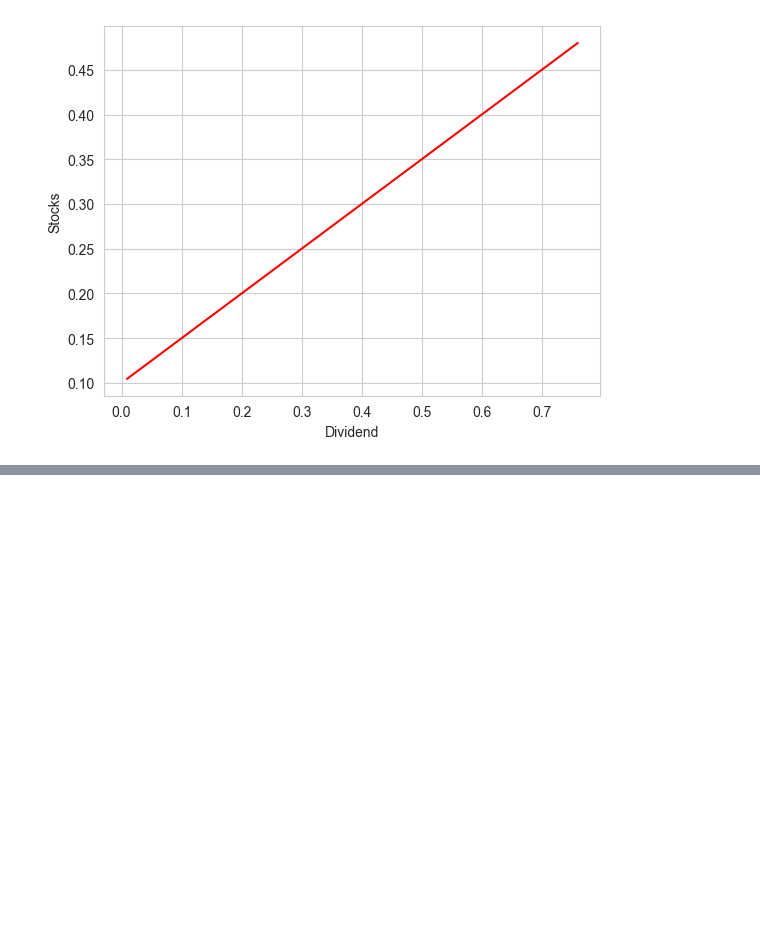
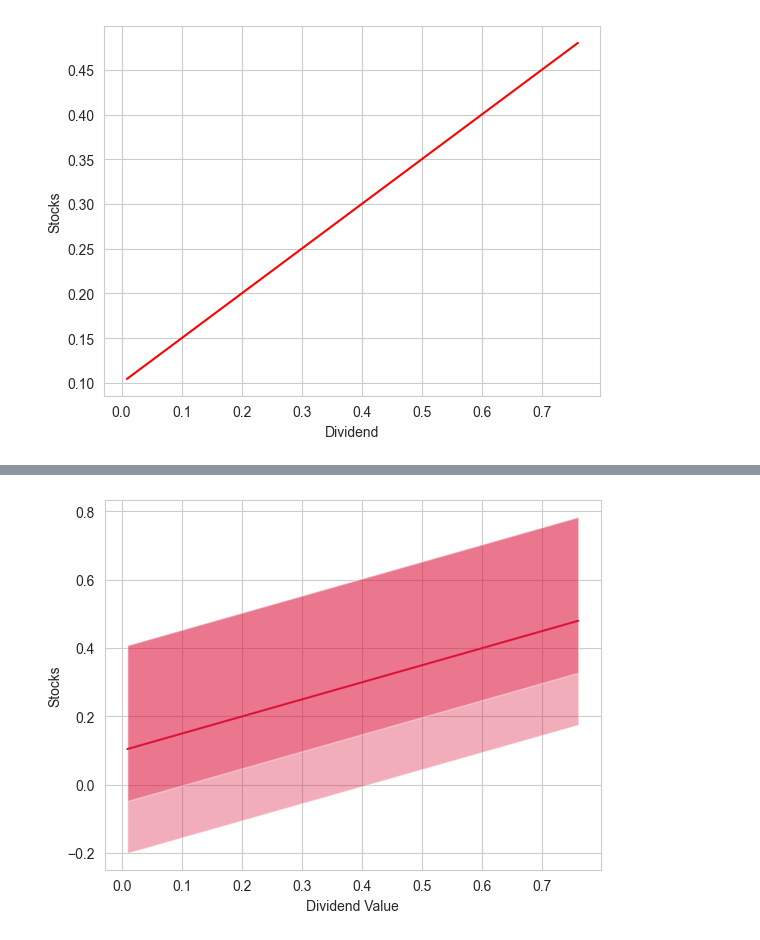
Before and after one commit to gmkumar1988/Data-Analytics-Projects, a Jupyter notebook: Linear_Model_Finance_Mastercard.ipynb, the cells around one changed output, grey strips where cells are left out. Drawn from its saved outputs; the diff is of its cells as text; code cells hidden in the pictures; blank space fills up the shorter version.

```diff
--- a/Linear_Model_Finance_Mastercard.ipynb
+++ b/Linear_Model_Finance_Mastercard.ipynb
@@ -93,3 +93,5 @@ ax.set_ylabel('Stocks')
 plt.show()
 # %% [output]
 [figure]
+# %%
+my_sigma = 0.152
@@ -95,0 +100,3 @@ plt.show()
+# %%
+df_mastercard_new['lwr_obs_68'] = df_mastercard_new.trend - my_sigma
+df_mastercard_new['upr_obs_68'] = df_mastercard_new.trend + my_sigma
@@ -95,0 +105,3 @@ plt.show()
+# %%
+df_mastercard_new['lwr_obs_95'] = df_mastercard_new.trend - 2 * my_sigma
+df_mastercard_new['upr_obs_95'] = df_mastercard_new.trend + 2 * my_sigma
@@ -95,0 +124,21 @@ plt.show()
+# %%
+fig, ax = plt.subplots()
+
+### True Trend
+ax.plot(df_mastercard_new.Dividends, df_mastercard_new.trend, color = 'crimson', linewidth = 1.5)
+
+### Variation around the trend line using 2 sigma interval
+ax.fill_between(df_mastercard_new.Dividends, df_mastercard_new.lwr_obs_95, df_mastercard_new.upr_obs_95, facecolor = 'crimson', alpha = 0.35)
+
+
+### Variation around the trend line using 1 sigma interval
+ax.fill_between(df_mastercard_new.Dividends, df_mastercard_new.lwr_obs_68, df_mastercard_new.upr_obs_95,facecolor = 'crimson', alpha = 0.35)
+
+### Set Labels
+ax.set_xlabel('Dividend Value')
+ax.set_ylabel('Stocks')
+
+### Show the Plot
+plt.show()
+# %% [output]
+[figure, added]
```
Also changed, not shown: parts of 4 cells of this notebook.
